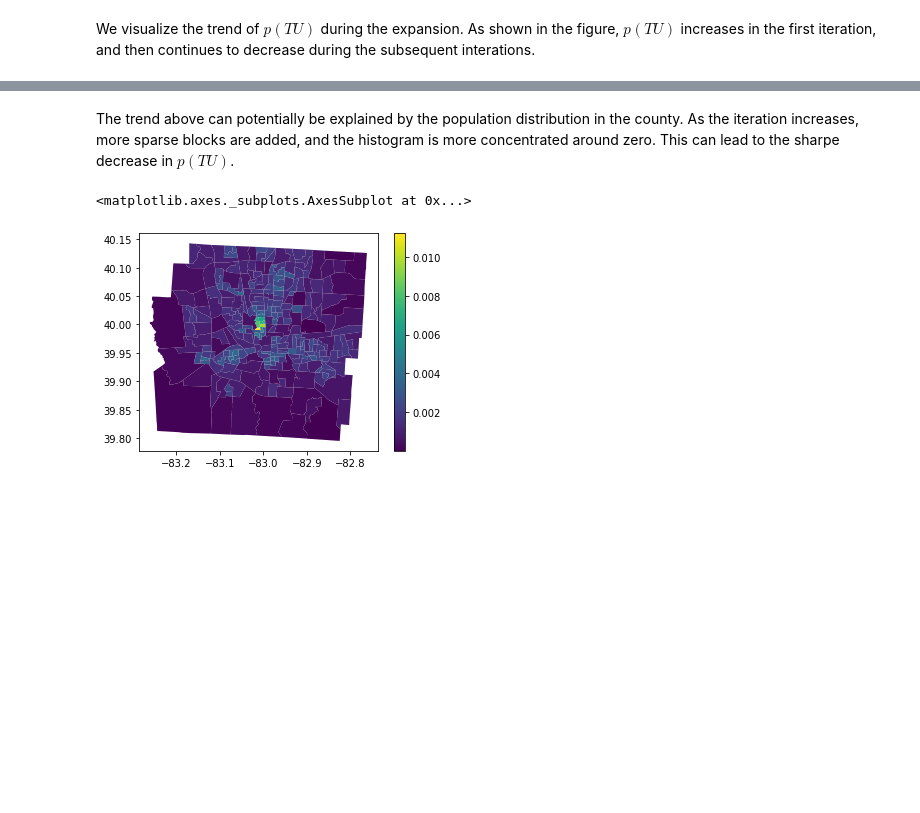
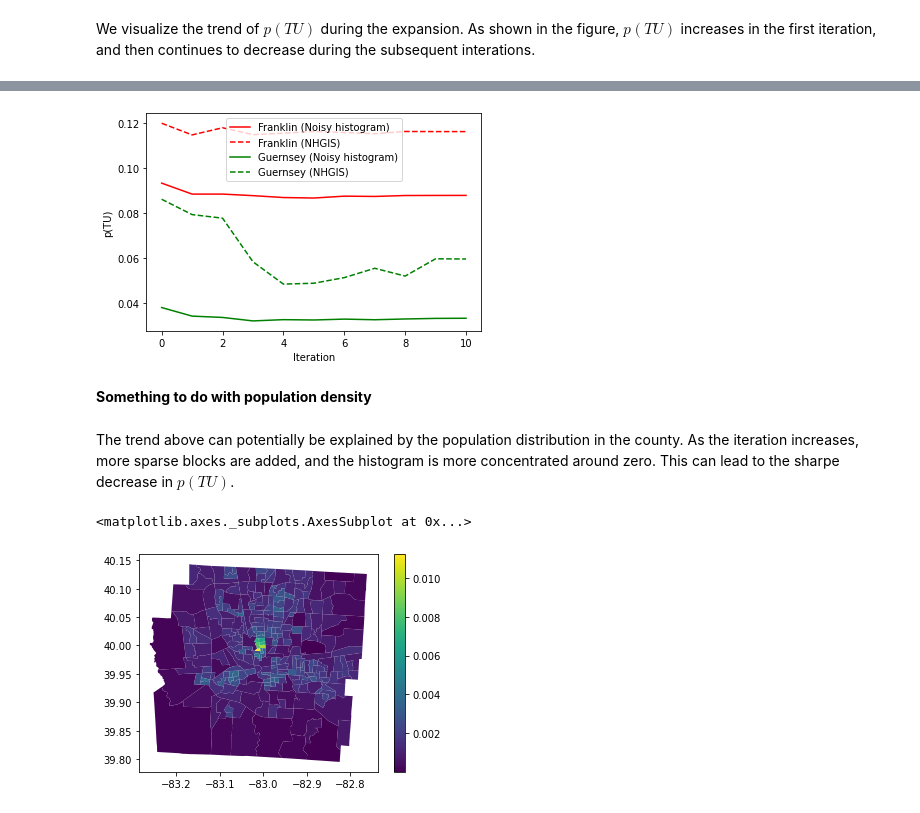
Before and after one commit to linyuehzzz/tda-eval, a Jupyter notebook: cell_uniques.ipynb, the cells around one changed output, grey strips where cells are left out. Saved outputs shown, nothing was run; the diff lists cells and outputs as text; code cells hidden in the pictures; blank space fills up the shorter version.

```diff
--- a/cell_uniques.ipynb
+++ b/cell_uniques.ipynb
@@ -1103,3 +1295,19 @@ plt.show()
+# %%
+import matplotlib.pyplot as plt
+import numpy as np
+
+plt.plot(np.array(p_tu_all), color = 'r', label='Franklin (Noisy histogram)')
+plt.plot(np.array(p_tu_all_nhgis), color = 'r', label='Franklin (NHGIS)', linestyle='dashed')
+plt.plot(np.array(p_tu_all_g), color = 'g', label='Guernsey (Noisy histogram)')
+plt.plot(np.array(p_tu_all_nhgis_g), color = 'g', label='Guernsey (NHGIS)', linestyle='dashed')
+plt.xlabel("Iteration")
+plt.ylabel("p(TU)")
+plt.legend()
+plt.show()
+# %% [output]
+[figure, added]
+# %% [markdown]
+**Something to do with population density**
 # %% [markdown]
 The trend above can potentially be explained by the population distribution in the county. As the iteration increases, more sparse blocks are added, and the histogram is more concentrated around zero. This can lead to the sharpe decrease in $p(TU)$.
 # %%
```
Also changed, not shown: parts of 20 cells of this notebook.
